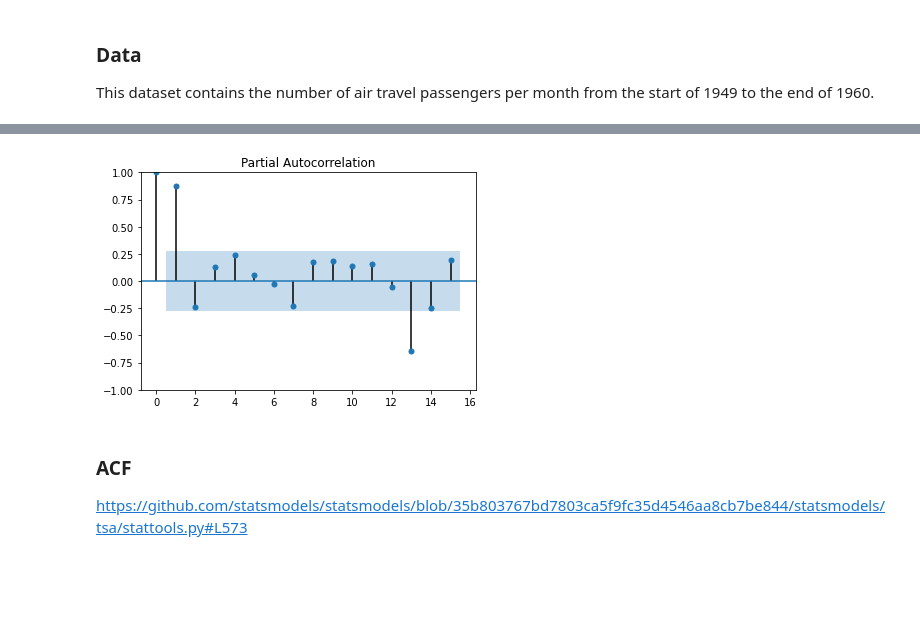
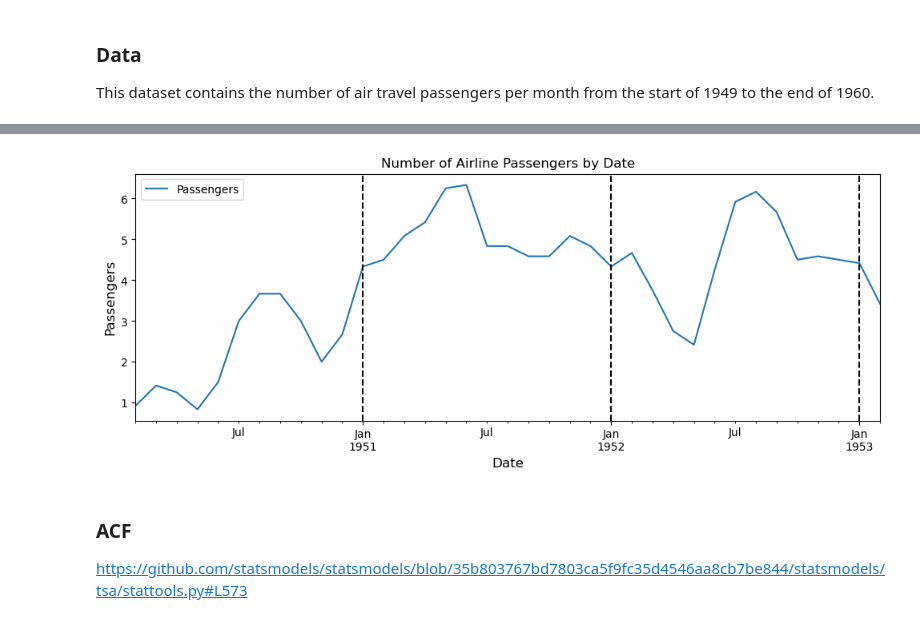
Before and after one commit to javiferfer/medium, a Jupyter notebook: time_series_arima/acf_pacf.ipynb, the cells around one changed output, grey strips where cells are left out. Saved outputs shown, nothing was run; the diff lists cells and outputs as text; code cells hidden in the pictures; blank space fills up the shorter version.

```diff
--- a/time_series_arima/acf_pacf.ipynb
+++ b/time_series_arima/acf_pacf.ipynb
@@ -44,5 +44,0 @@ plt.show()
-# %%
-# Autocorrelation
-_ = plot_pacf(df, lags=15)
-# %% [output]
-[figure, removed]
@@ -49,3 +50,13 @@ _ = plot_pacf(df, lags=15)
+# %%
+df.plot(figsize=(12, 4))
+plt.title("Number of Airline Passengers by Date")
+plt.xlabel('Date', fontsize=12)
+plt.ylabel('Passengers', fontsize=12)
+for i in range(12):
+    plt.axvline(x=f'{str(1949+i)}-01-01', color='black', linestyle='--')
+plt.show()
+# %% [output]
+[figure, added]
 # %%
 N_LAGS = 15
 # %% [markdown]
```
Also changed, not shown: parts of 14 cells of this notebook, 2 other files.
